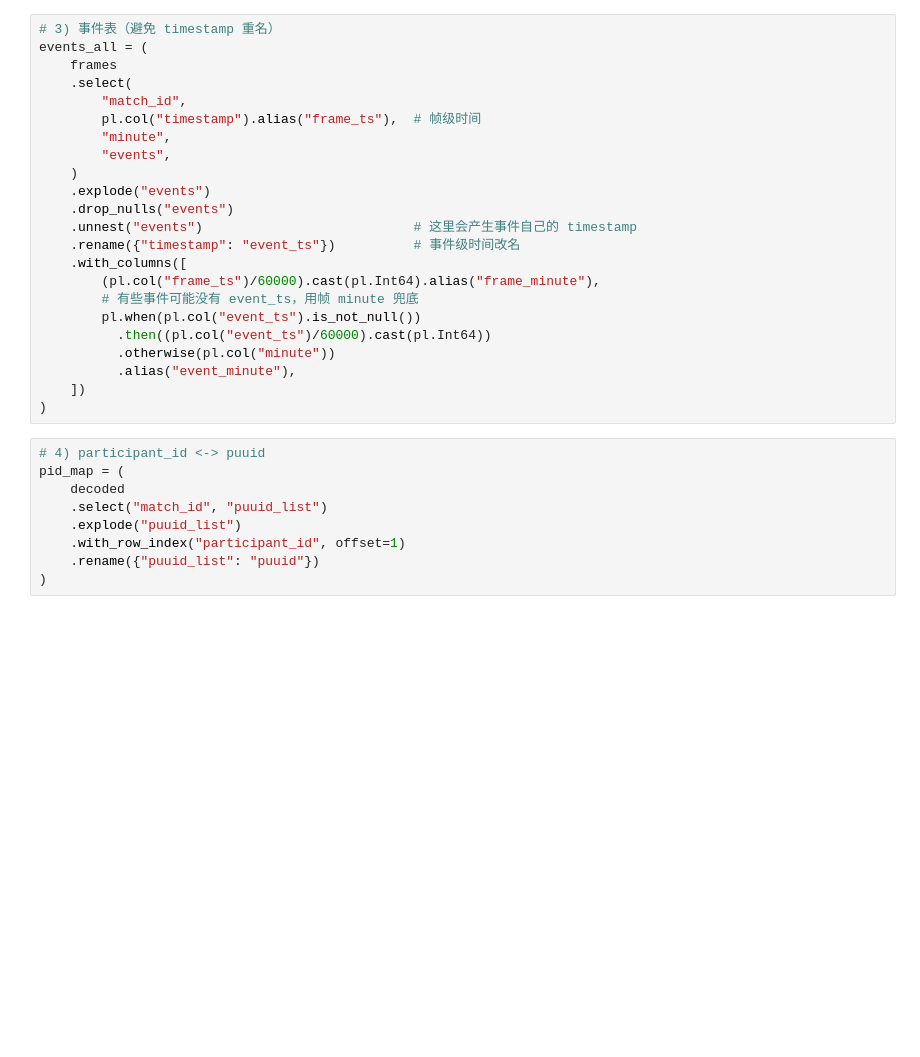
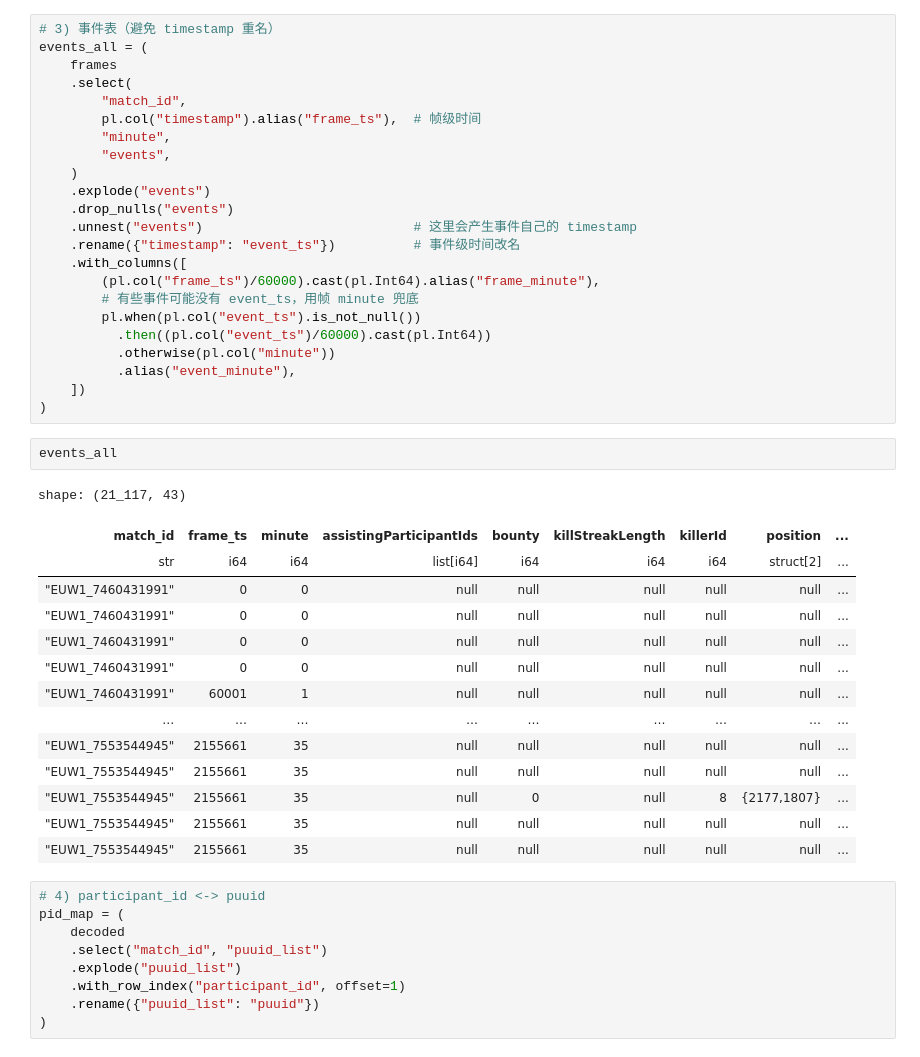
Before and after one commit to qi1n/AWS-Rift-Rewind-Hackathon, a Jupyter notebook: apps/eda/data pipeline.ipynb, the cells around one changed output. Drawn from its saved outputs; the diff is of its cells as text; blank space fills up the shorter version.

```diff
--- a/apps/eda/data pipeline.ipynb
+++ b/apps/eda/data pipeline.ipynb
@@ -70,6 +113,23 @@ events_all = (
           .alias("event_minute"),
     ])
 )
+# %%
+events_all
+# %% [output]
+shape: (21_117, 43)
+| match_id | frame_ts | minute | assistingParticipantIds | bounty | killStreakLength | killerId | position | ... |
+| str | i64 | i64 | list[i64] | i64 | i64 | i64 | struct[2] | ... |
+| "EUW1_7460431991" | 0 | 0 | null | null | null | null | null | ... |
+| "EUW1_7460431991" | 0 | 0 | null | null | null | null | null | ... |
+| "EUW1_7460431991" | 0 | 0 | null | null | null | null | null | ... |
+| "EUW1_7460431991" | 0 | 0 | null | null | null | null | null | ... |
+| "EUW1_7460431991" | 60001 | 1 | null | null | null | null | null | ... |
+| … | … | … | … | … | … | … | … | ... |
+| "EUW1_7553544945" | 2155661 | 35 | null | null | null | null | null | ... |
+| "EUW1_7553544945" | 2155661 | 35 | null | null | null | null | null | ... |
+| "EUW1_7553544945" | 2155661 | 35 | null | 0 | null | 8 | {2177,1807} | ... |
+| "EUW1_7553544945" | 2155661 | 35 | null | null | null | null | null | ... |
+| "EUW1_7553544945" | 2155661 | 35 | null | null | null | null | null | ... |
 # %%
 # 4) participant_id <-> puuid
 pid_map = (
```
Also changed, not shown: parts of 12 cells of this notebook, 23 other files.
